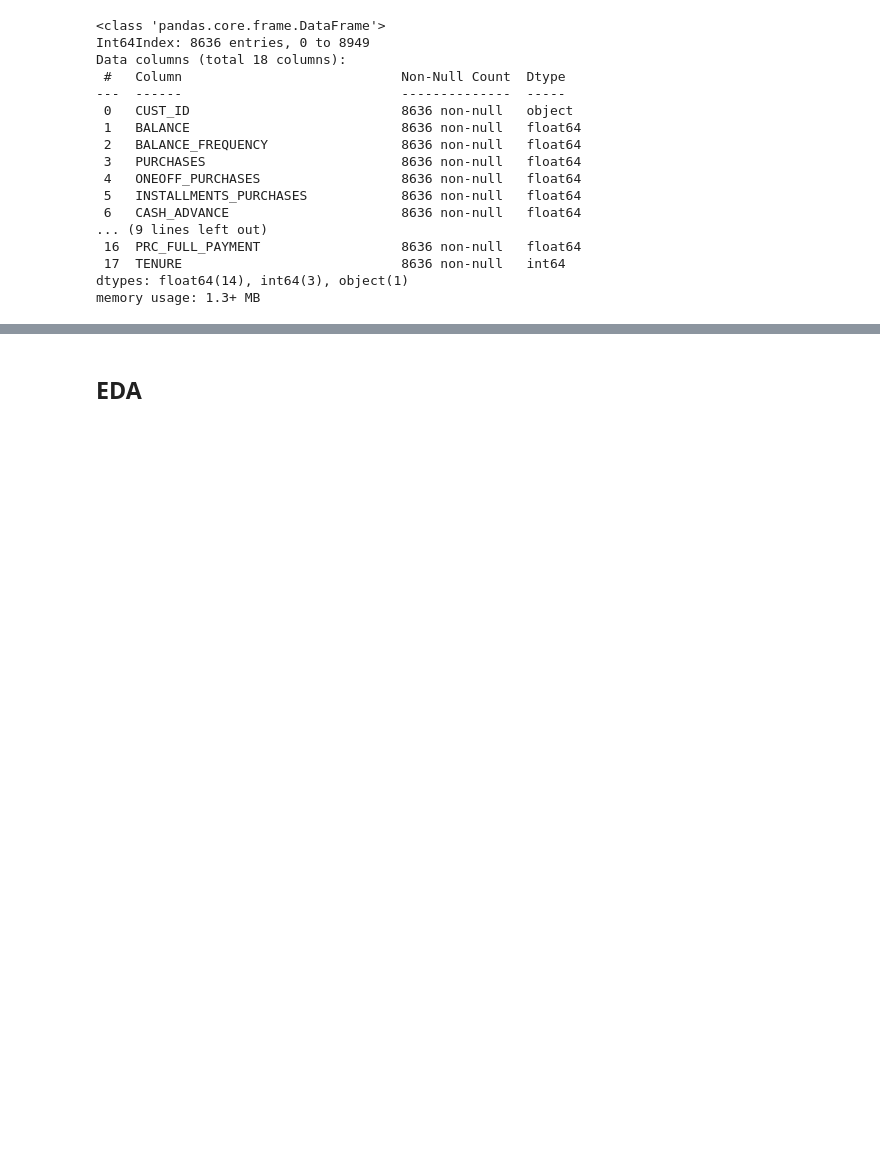
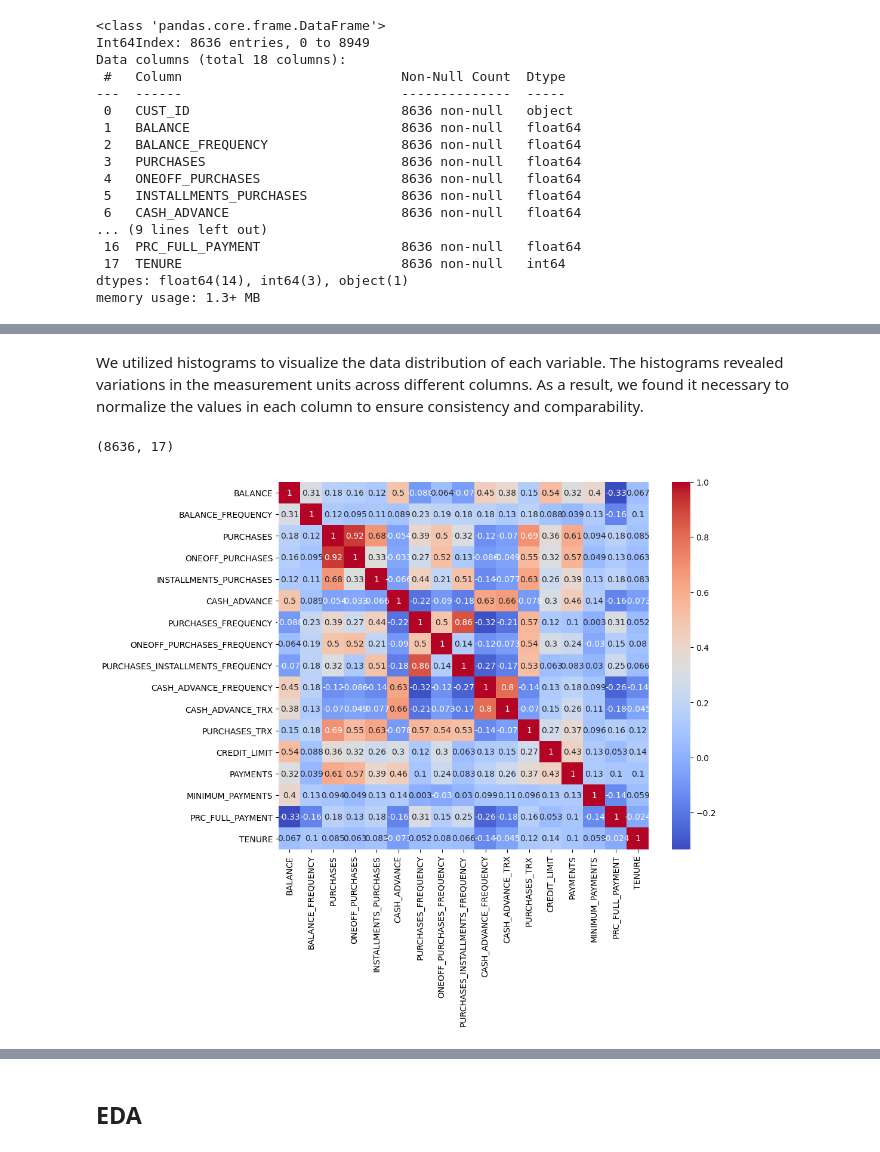
Before and after one commit to leningschulich/schulich_data_science, a Jupyter notebook: mban 6120/a2.ipynb, the cells around one changed output, grey strips where cells are left out. Saved outputs shown, nothing was run; the diff lists cells and outputs as text; code cells hidden in the pictures; blank space fills up the shorter version.

```diff
--- a/mban 6120/a2.ipynb
+++ b/mban 6120/a2.ipynb
@@ -84,0 +117,12 @@ df.describe(include='all')
+# %% [markdown]
+We utilized histograms to visualize the data distribution of each variable. The histograms revealed variations in the measurement units across different columns. As a result, we found it necessary to normalize the values in each column to ensure consistency and comparability.
+# %%
+
+#Normalize values
+scaler = StandardScaler()
+
+data = scaler.fit_transform(df2)
+
+data.shape
+# %% [output]
+(8636, 17)
@@ -84,0 +131,7 @@ df.describe(include='all')
+# %%
+correlation_matrix = df2.corr()
+plt.figure(figsize=(10, 8))
+sns.heatmap(correlation_matrix, annot=True, cmap='coolwarm')
+plt.show()
+# %% [output]
+[figure, added]
```
Also changed, not shown: parts of 37 cells of this notebook.
